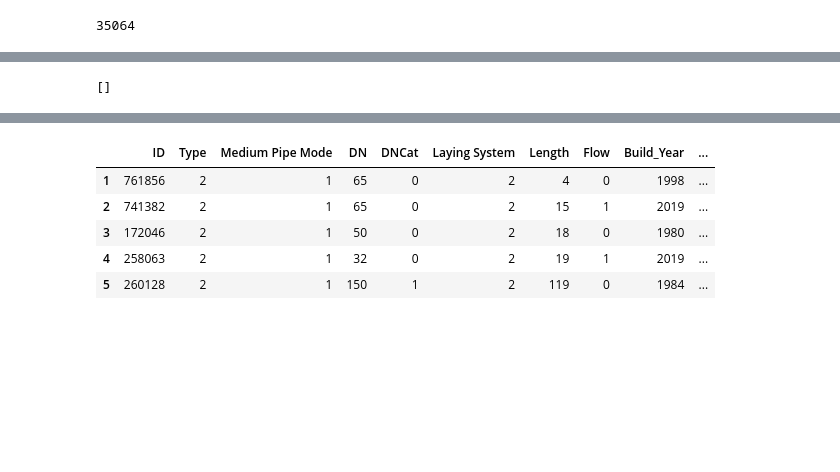
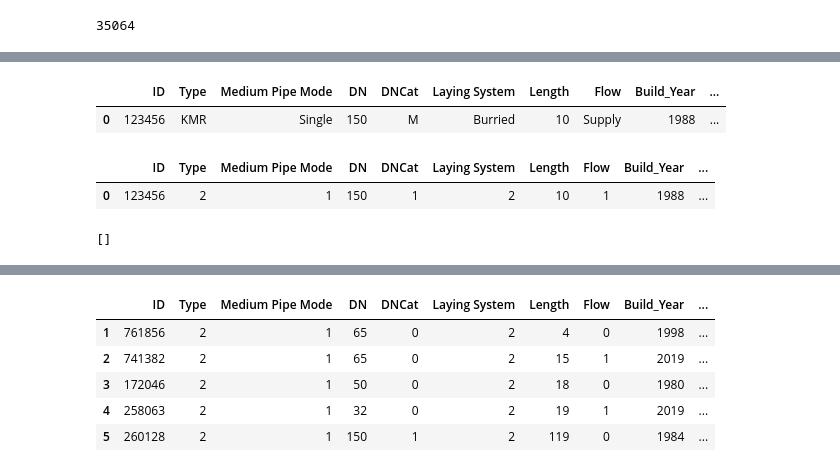
Before and after one commit to pakdad/dhc-maintenance, a Jupyter notebook: PdM_Walkthrough.ipynb, the cells around one changed output, grey strips where cells are left out. Cells and saved outputs as stored; diff of their text form; code cells hidden in the pictures; blank space fills up the shorter version.

```diff
--- a/PdM_Walkthrough.ipynb
+++ b/PdM_Walkthrough.ipynb
@@ -202,3 +225,41 @@ inventory.head()
+# %%
+# The class pipe is responsible for calculations of the loading on the pipe
+# It is possible to instantiate a pipe object with the following parameters:
+# ID, TYPE, medium_count, dn, laying, length, flow, build_year, connection
+# life_status, failure_years, failure_degrees, failure_types, decommission_year
+pipe1 = pipe.KMR(
+    ID=123456,
+    TYPE=pipe.PipeSystem["KMR"],
+    medium_count=pipe.MedPipeCount(1),
+    dn=150,
+    laying=pipe.LayingSystem["Burried"],
+    length=10,
+    flow=pipe.Flow["Supply"],
+    build_year=1988,
+    connection=pipe.PipeConnection["Line"],
+    life_status=pipe.Status["InOperation"],
+    failure_years=[2007],
+    failure_degrees=[pipe.FailureLevels["Substantial"]],
+    failure_types=[pipe.FailureType["Fatigue"]],
+    decommission_year=0,
+)
+# %%
+# Evaluate method will calculate all the parameteres require for
+# ageing of the pipe
+pipe1.evaluate(network)
+# Afterward it is possible to read all the parameters as with text or enumaration
+# If no parameter is given the output is as the text
+pipe1.dataframe(format="name")
+# %% [output]
+|  | ID | Type | Medium Pipe Mode | DN | DNCat | Laying System | Length | Flow | Build_Year | ... |
+| 0 | 123456 | KMR | Single | 150 | M | Burried | 10 | Supply | 1988 | ... |
+# %%
+# Aslo it is possible to generate the dataframe based
+# on numeric values with passing the argument format="value"
+pipe1.dataframe("value")
+# %% [output]
+|  | ID | Type | Medium Pipe Mode | DN | DNCat | Laying System | Length | Flow | Build_Year | ... |
+| 0 | 123456 | 2 | 1 | 150 | 1 | 2 | 10 | 1 | 1988 | ... |
 # %%
 # create our pipe objects in a dictionary
 object_inventory = {}
@@ -234,8 +295,9 @@ for key, value in object_inventory.items():
         exeptions.append(key)
         #print(value.ID)
         print(e)
-# %%
-exeptions
-# %% [output]
-[]
+# %%
+# printing out exeptions if any
+exeptions
+# %% [output]
+[]
 # %%
```
Also changed, not shown: parts of 27 cells of this notebook.
